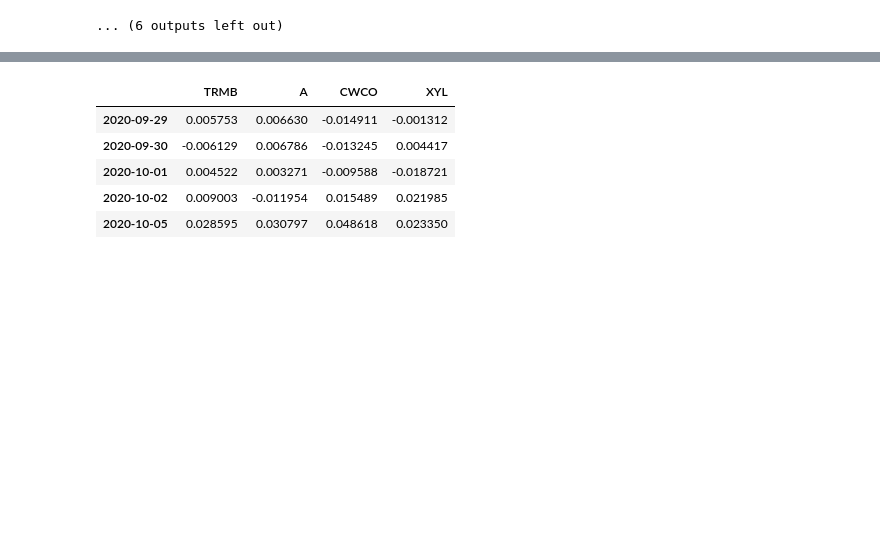
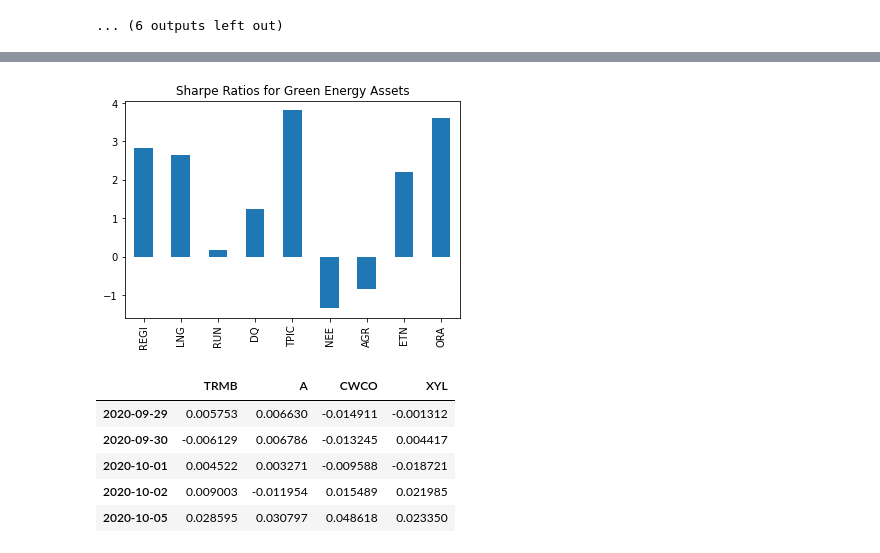
Before and after one commit to pstgeme/portfolio_analyzer, a Jupyter notebook: project_1.ipynb, the cells around one changed output, grey strips where cells are left out. Saved outputs shown, nothing was run; the diff lists cells and outputs as text; code cells hidden in the pictures; blank space fills up the shorter version.

```diff
--- a/project_1.ipynb
+++ b/project_1.ipynb
@@ -526,0 +680,4 @@ The stock is more volatile than the market.
+# %%
+# Sharpe ratios for green_energy portfolio
+sharpe_ratio_green_energy = sharpe_ratio(df_daily_returns_green_energy)
+sharpe_ratio(df_daily_returns_green_energy)
@@ -527,3 +695,10 @@ The stock is more volatile than the market.
+# %%
+# Plot of Sharpe ratios for green_energy portfolio
+sharpe_ratio_green_energy.plot.bar(title="Sharpe Ratios for Green Energy Assets")
+
+plt.show()
+# %% [output]
+[figure, added]
 # %%
 #GENERATE MARKET ANALYSIS REPORT FOR GREEN_AGRICULTURE PORTFOLIO
 # %%
```
Also changed, not shown: parts of 41 cells of this notebook.
